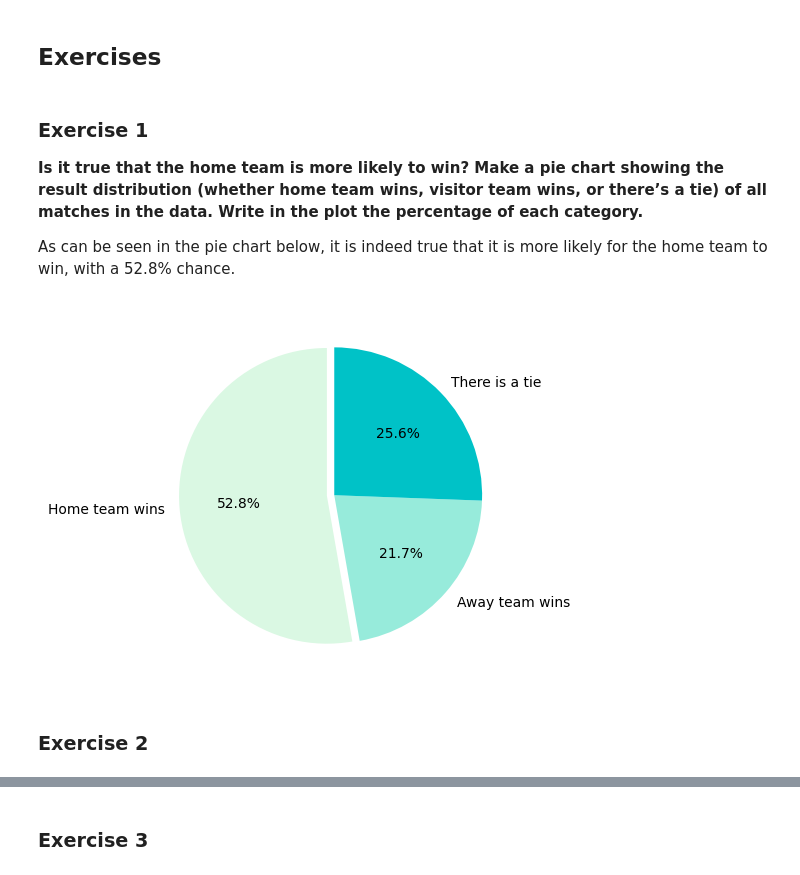
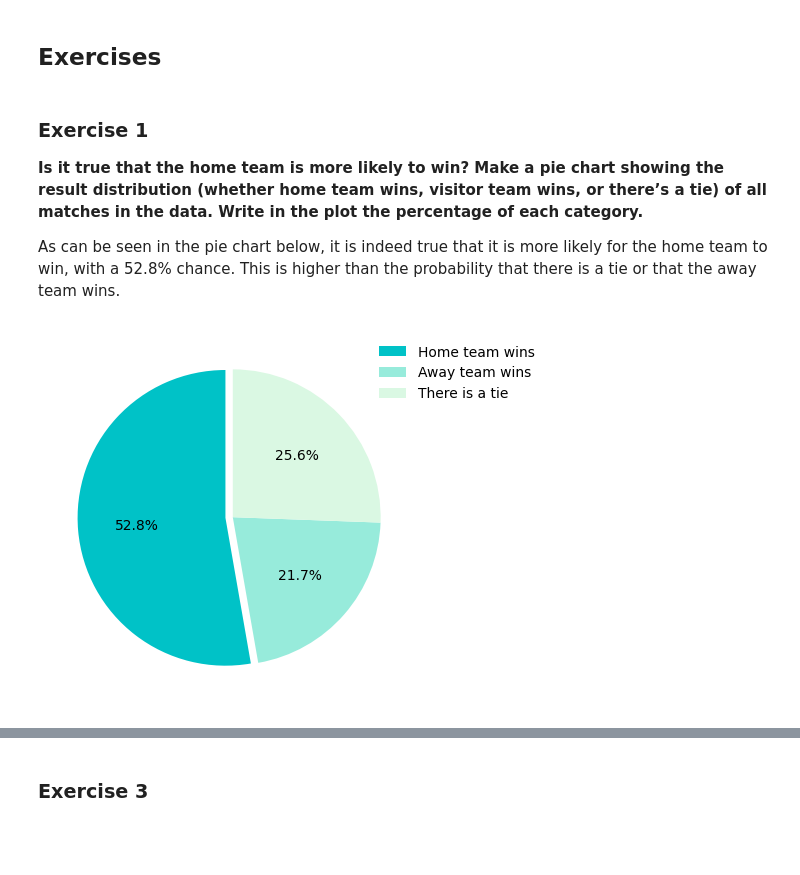
Before and after one commit to coders-unidas/la-quiniela, a Jupyter notebook: analysis/data_analysis.ipynb, the cells around one changed output, grey strips where cells are left out. Saved outputs shown, nothing was run; the diff lists cells and outputs as text; code cells hidden in the pictures; blank space fills up the shorter version.

```diff
--- a/analysis/data_analysis.ipynb
+++ b/analysis/data_analysis.ipynb
@@ -19,27 +21,26 @@ with sqlite3.connect("../laliga.sqlite") as con:
 ### Exercise 1
 **Is it true that the home team is more likely to win? Make a pie chart showing the result distribution (whether home team wins, visitor team wins, or there’s a tie) of all matches in the data. Write in the plot the percentage of each category.**
 
-As can be seen in the pie chart below, it is indeed true that it is more likely for the home team to win, with a 52.8% chance.
+As can be seen in the pie chart below, it is indeed true that it is more likely for the home team to win, with a 52.8% chance. This is higher than the probability that there is a tie or that the away team wins.
 # %%
 df = df.dropna(subset=['score'])
 
 df["score_home_team"] = df["score"].str.split(":").str[0].astype(float)
 df["score_away_team"] = df["score"].str.split(":").str[1].astype(float)
 
 home_wins = (df['score_home_team'] > df['score_away_team']).sum()
 away_wins = (df['score_home_team'] < df['score_away_team']).sum()
 ties = (df['score_home_team'] == df['score_away_team']).sum()
 
 sizes = [home_wins, away_wins, ties]
 labels = ['Home team wins', 'Away team wins', 'There is a tie']
 explode = (0.05, 0.0, 0.0)
-colors = ['#daf8e3', '#97ebdb', '#00c2c7']
+colors = ['#00c2c7', '#97ebdb', '#daf8e3']
 
 fig, ax = plt.subplots()
-ax.pie(sizes, explode=explode, labels=labels, autopct='%1.1f%%', startangle=90, colors=colors)
+wedges, texts, autotexts = ax.pie(sizes, explode=explode, labels=['','',''], autopct='%1.1f%%', startangle=90, colors=colors)
+ax.legend(wedges, labels, loc="upper right", bbox_to_anchor=(1.35, 1), fancybox=True, edgecolor='black', frameon=False)
 
 plt.show()
 # %% [output]
-[figure, old version]
+[figure, new version]
-# %% [markdown]
-### Exercise 2
```
Also changed, not shown: parts of 3 cells of this notebook.
